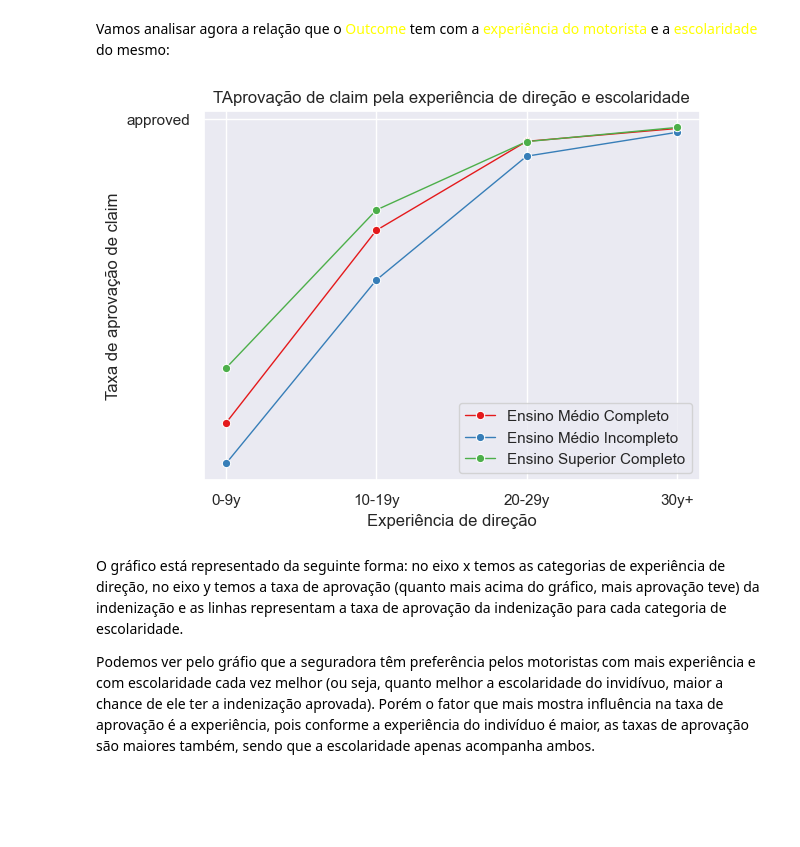
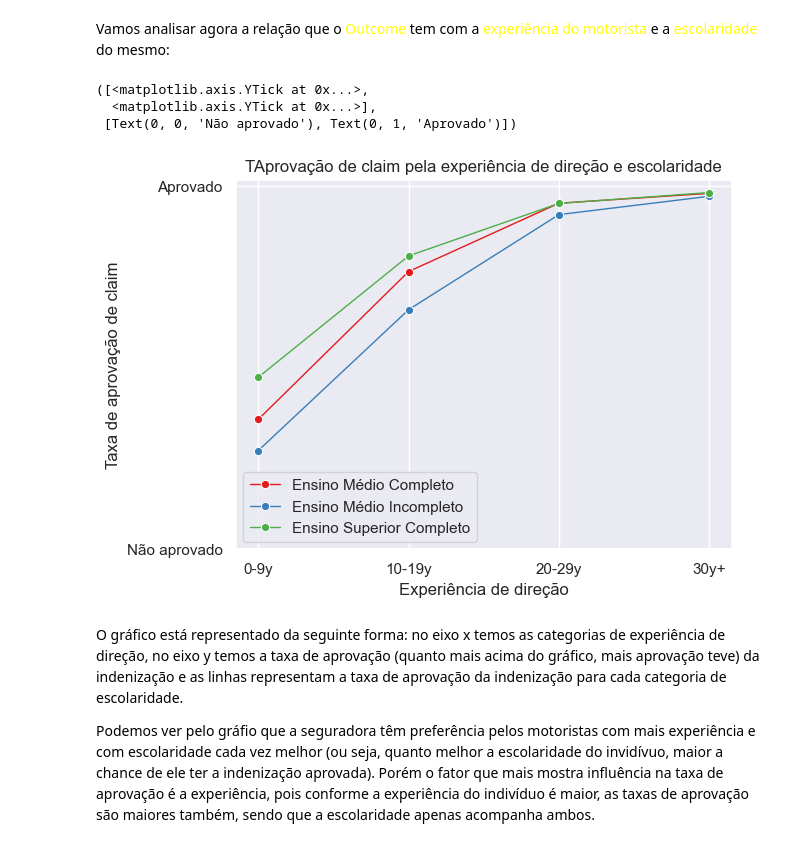
Before and after one commit to AlexsanderBenatti/Turing-case, a Jupyter notebook: Análise I/analise_e_modelos.ipynb, the cells around one changed output. Saved outputs shown, nothing was run; the diff lists cells and outputs as text; code cells hidden in the pictures; blank space fills up the shorter version.

Commit message:
Graphs fixed

```diff
--- a/Análise I/analise_e_modelos.ipynb
+++ b/Análise I/analise_e_modelos.ipynb
@@ -426,5 +428,6 @@ Ademais, pessoas com universidade completa são características por terem o mai
 Quando analisamos o histograma da <font color='yellow'>renda</font> dos indivíduos, podemos descobrir qual é a renda que mais teve pedidos de indenização:
 # %%
 sns.histplot(insurance, x='INCOME', shrink=0.8).set(title='Histograma de renda', xlabel='Renda', ylabel='Quantidade')
-sns.set_palette("Spectral")
+
+plt.xticks([0,1,2,3], ['Pobreza', 'Classe média', 'Classe trabalhadora', 'Classe alta'])
 # %% [output]
@@ -752,10 +782,14 @@ Vamos analisar agora a relação que o <font color='yellow'>Outcome</font> tem c
 # %%
 sns.lineplot(insurance, x='DRIVING_EXPERIENCE', y='OUTCOME', hue='EDUCATION', palette='Set1', lw=1, marker='o', errorbar=None).set(title="TAprovação de claim pela experiência de direção e escolaridade", xlabel="Experiência de direção", ylabel="Taxa de aprovação de claim")
 
 plt.legend(["Ensino Médio Completo", "Ensino Médio Incompleto","Ensino Superior Completo"])
 plt.gca().invert_yaxis() #inverte o eixo y para que os valores de aprovação sejam crescentes
+plt.yticks([0,1], ['Não aprovado', 'Aprovado'])
 # %% [output]
+([<matplotlib.axis.YTick at 0x...>,
+  <matplotlib.axis.YTick at 0x...>],
+ [Text(0, 0, 'Não aprovado'), Text(0, 1, 'Aprovado')])
-[figure, old version]
+[figure, new version]
 # %% [markdown]
 O gráfico está representado da seguinte forma: no eixo x temos as categorias de experiência de direção, no eixo y temos a taxa de aprovação (quanto mais acima do gráfico, mais aprovação teve) da indenização e as linhas representam a taxa de aprovação da indenização para cada categoria de escolaridade.
 
```
Also changed, not shown: parts of 17 cells of this notebook.
